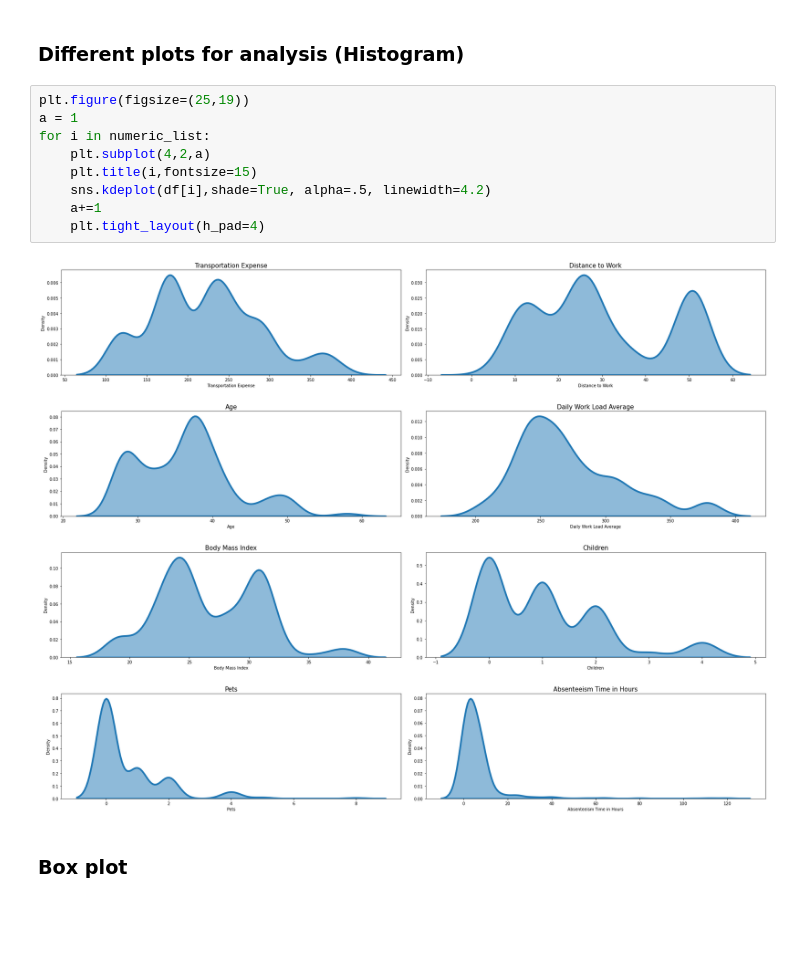
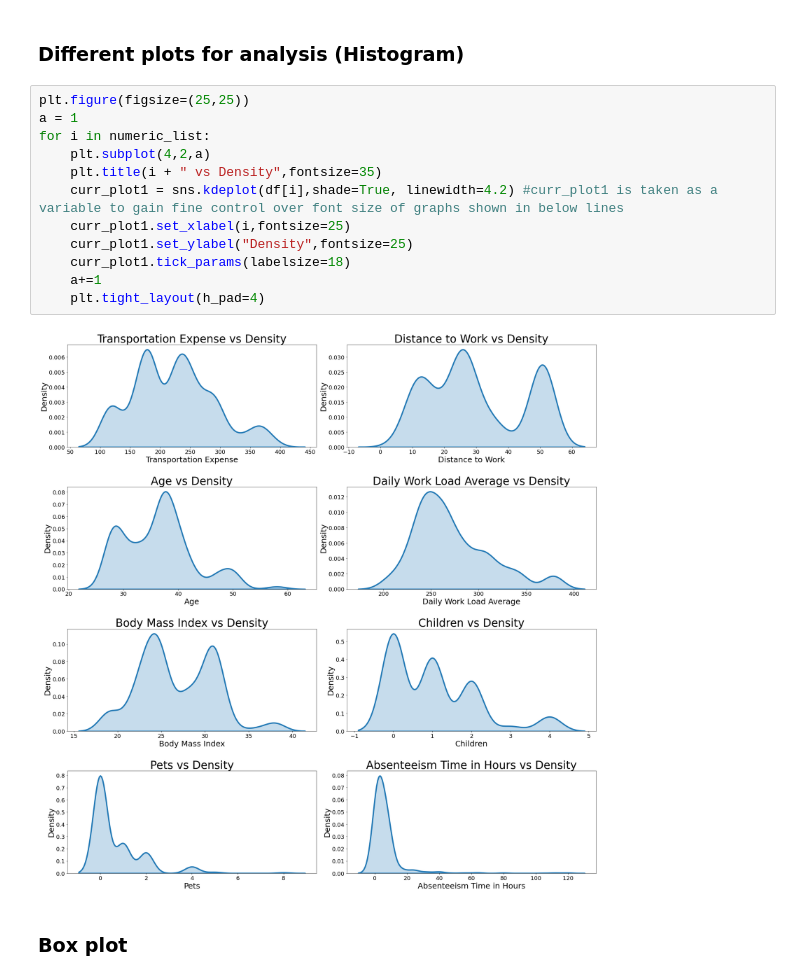
Before and after one commit to vivekkum-ar/Employee-Absenteesim-Case-Study, a Jupyter notebook: Employee-Absenteesim-Case-Study.ipynb, the cells around one changed output. Cells and saved outputs as stored; diff of their text form; blank space fills up the shorter version.

```diff
--- a/Employee-Absenteesim-Case-Study.ipynb
+++ b/Employee-Absenteesim-Case-Study.ipynb
@@ -170,16 +170,19 @@ pd.DataFrame(numeric_list)
 # %% [markdown]
 ### Different plots for analysis (Histogram)
 # %%
-plt.figure(figsize=(25,19))
+plt.figure(figsize=(25,25))
 a = 1
 for i in numeric_list:
     plt.subplot(4,2,a)
-    plt.title(i,fontsize=15)
-    sns.kdeplot(df[i],shade=True, alpha=.5, linewidth=4.2)
+    plt.title(i + " vs Density",fontsize=35)
+    curr_plot1 = sns.kdeplot(df[i],shade=True, linewidth=4.2) #curr_plot1 is taken as a variable to gain fine control over font size of graphs shown in below lines
+    curr_plot1.set_xlabel(i,fontsize=25)
+    curr_plot1.set_ylabel("Density",fontsize=25)
+    curr_plot1.tick_params(labelsize=18)
     a+=1
     plt.tight_layout(h_pad=4)
 # %% [output]
-[figure, old version]
+[figure, new version]
 # %% [markdown]
 ### Box plot
 # %%
```
Also changed, not shown: parts of 3 cells of this notebook.
